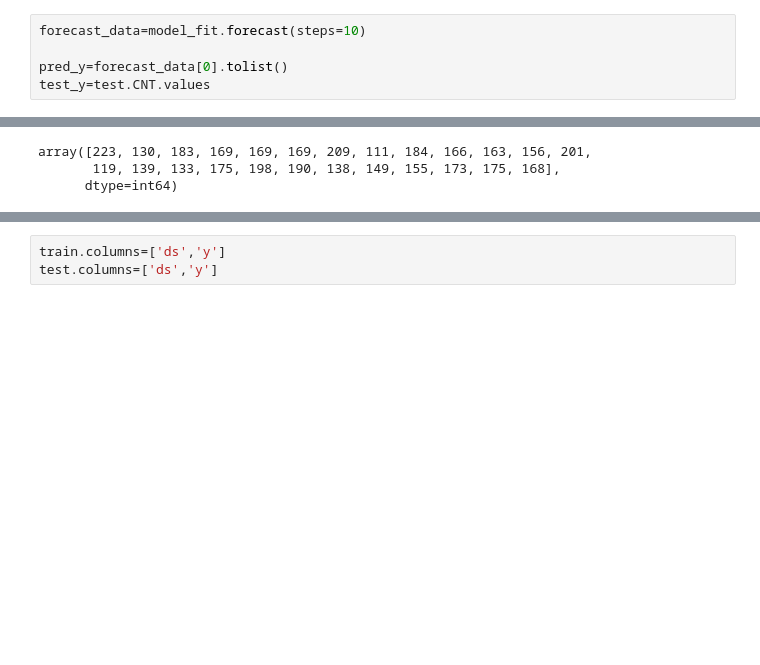
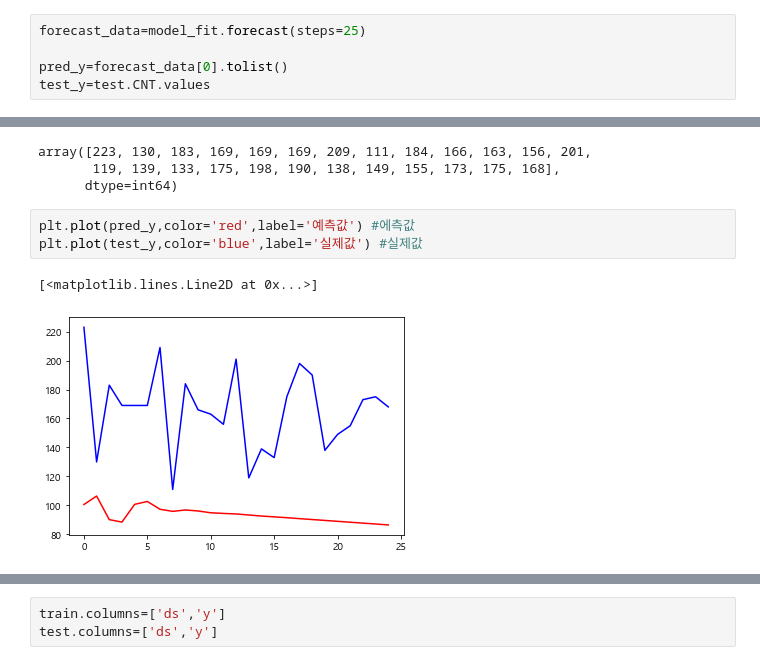
Before and after one commit to areum-choe/Machine_Learning, a Jupyter notebook: Time_Series_Analysis/hospital/hospital_3.ipynb, the cells around one changed output, grey strips where cells are left out. Cells and saved outputs as stored; diff of their text form; blank space fills up the shorter version.

```diff
--- a/Time_Series_Analysis/hospital/hospital_3.ipynb
+++ b/Time_Series_Analysis/hospital/hospital_3.ipynb
@@ -167,5 +187,5 @@ MA.4            1.1751           +0.4730j            1.2668            0.0609
 # %%
-forecast_data=model_fit.forecast(steps=10)
+forecast_data=model_fit.forecast(steps=25)
 
 pred_y=forecast_data[0].tolist()
 test_y=test.CNT.values
@@ -188,3 +215,9 @@ test_y
 array([223, 130, 183, 169, 169, 169, 209, 111, 184, 166, 163, 156, 201,
        119, 139, 133, 175, 198, 190, 138, 149, 155, 173, 175, 168],
       dtype=int64)
+# %%
+plt.plot(pred_y,color='red',label='예측값') #에측값
+plt.plot(test_y,color='blue',label='실제값') #실제값
+# %% [output]
+[<matplotlib.lines.Line2D at 0x...>]
+[figure, added]
```
Also changed, not shown: parts of 24 cells of this notebook, 6 other files.
